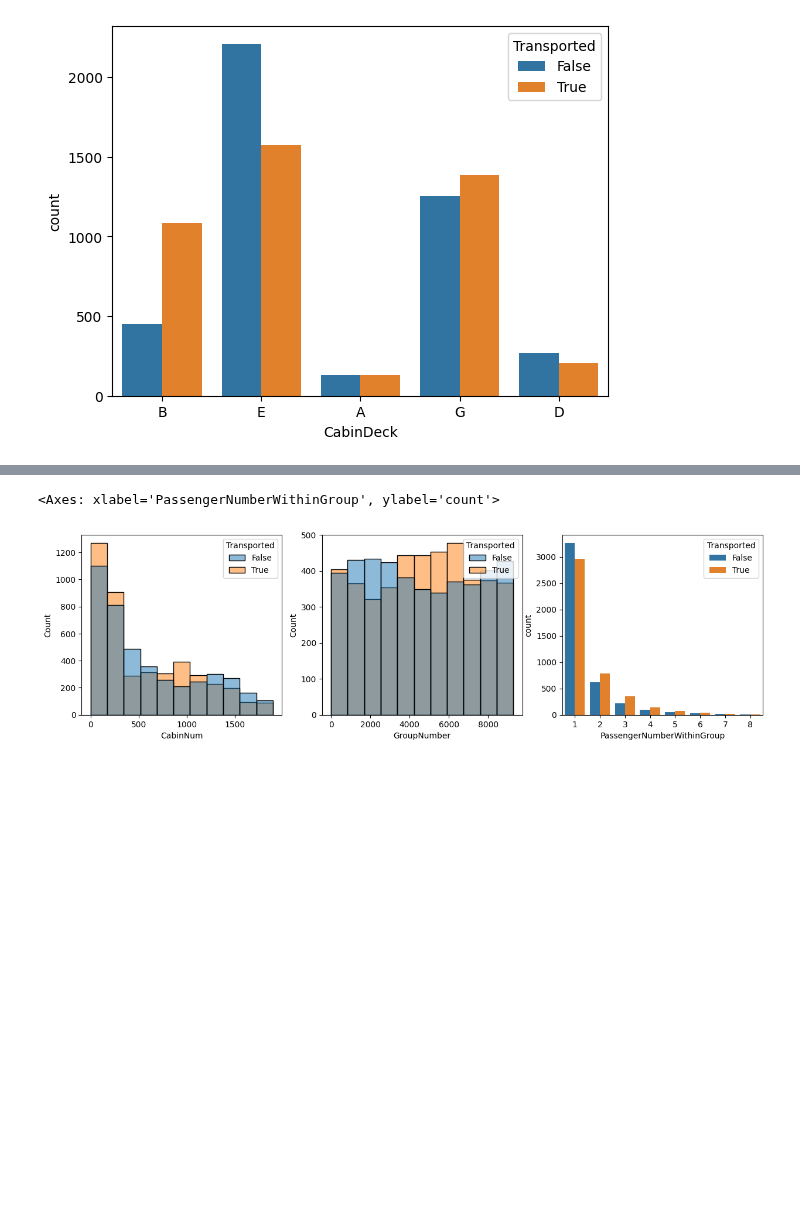
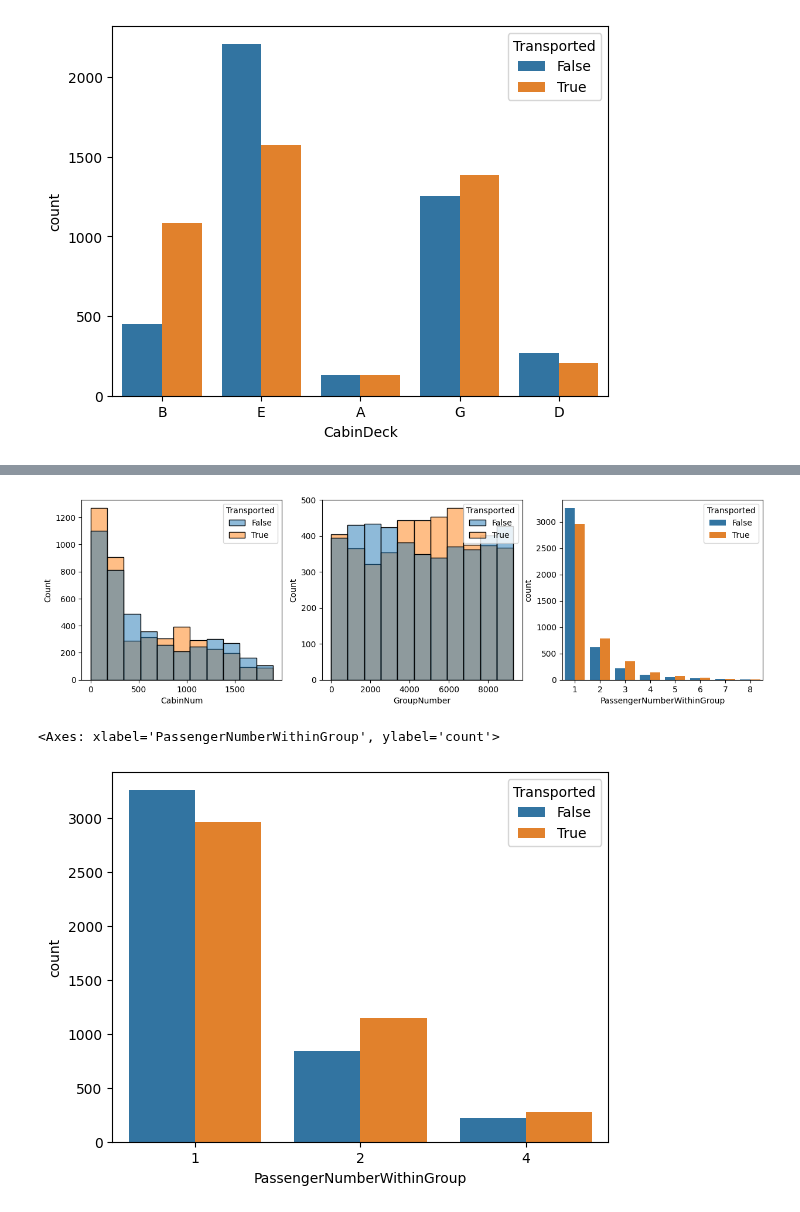
Before and after one commit to LoneCoder21/Kaggle-Notebooks, a Jupyter notebook: Classification/Spaceship Titanic/spaceship_titanic.ipynb, the cells around one changed output, grey strips where cells are left out. Saved outputs shown, nothing was run; the diff lists cells and outputs as text; code cells hidden in the pictures; blank space fills up the shorter version.

```diff
--- a/Classification/Spaceship Titanic/spaceship_titanic.ipynb
+++ b/Classification/Spaceship Titanic/spaceship_titanic.ipynb
@@ -176,9 +176,17 @@ fig, axes = plt.subplots(1, 3, figsize=(15, 4))
 sns.histplot(data=data, x="CabinNum", hue="Transported",bins=11,ax=axes[0])
 sns.histplot(data=data, x="GroupNumber", hue="Transported",bins=11,ax=axes[1])
 sns.countplot(data=data, x="PassengerNumberWithinGroup", hue="Transported",ax=axes[2])
+
+data['PassengerNumberWithinGroup'] = data['PassengerNumberWithinGroup'].replace({3: 2})
+data['PassengerNumberWithinGroup'] = data['PassengerNumberWithinGroup'].replace({8: 7})
+data['PassengerNumberWithinGroup'] = data['PassengerNumberWithinGroup'].replace({7: 4, 6: 4, 5: 4})
 # %% [output]
-<Axes: xlabel='PassengerNumberWithinGroup', ylabel='count'>
 [figure]
+# %%
+sns.countplot(data=data, x="PassengerNumberWithinGroup", hue="Transported")
+# %% [output]
+<Axes: xlabel='PassengerNumberWithinGroup', ylabel='count'>
+[figure, added]
 # %%
 fig, axes = plt.subplots(1, 2, figsize=(15, 4))
 
```
Also changed, not shown: parts of 3 cells of this notebook.
